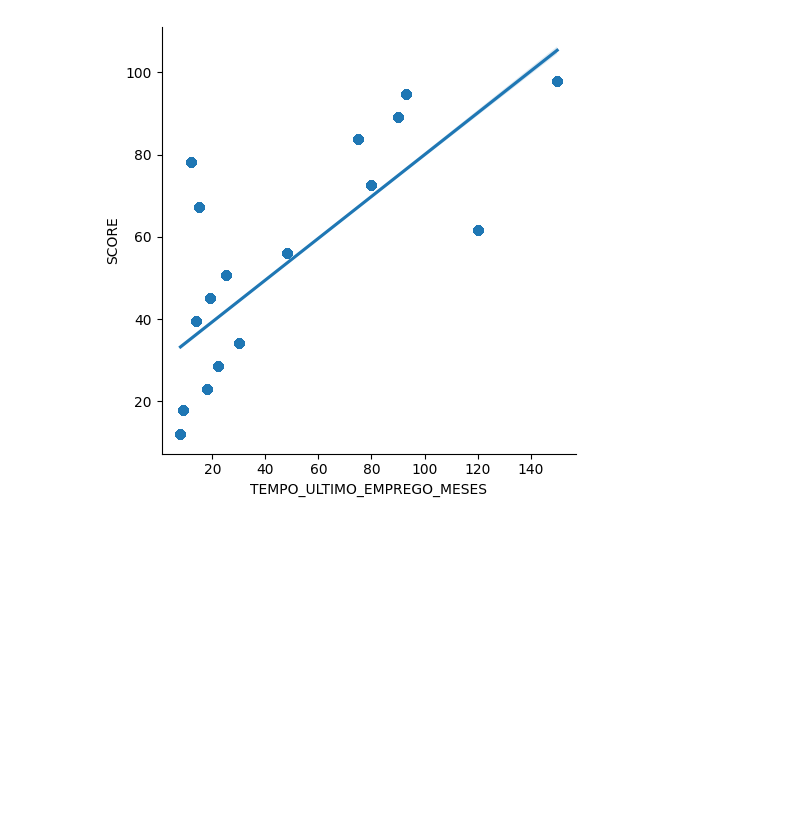
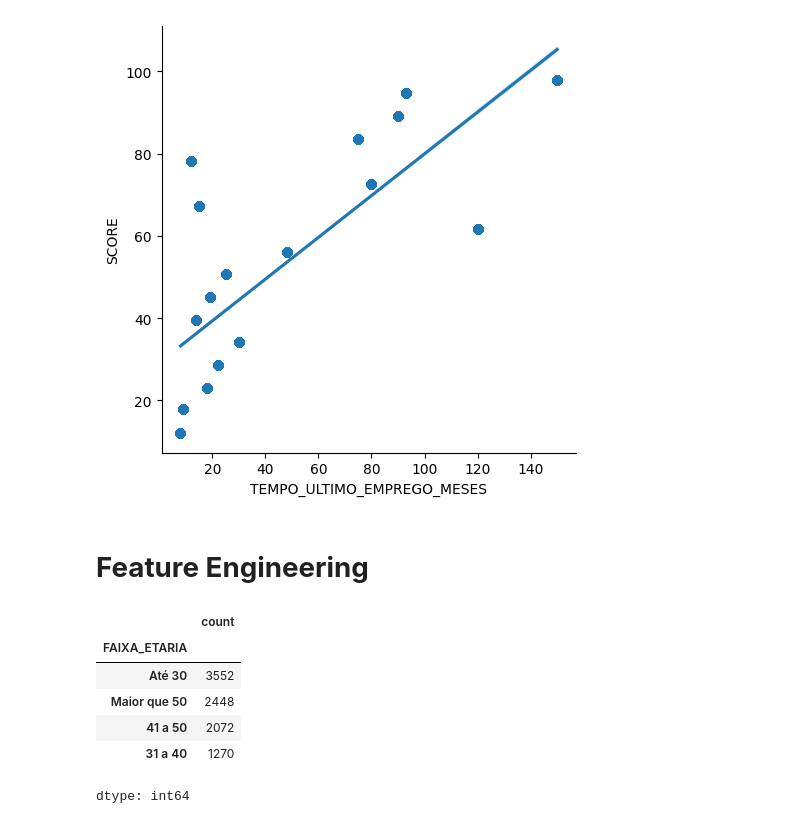
Before and after one commit to PedrolyraC/Credit-Scoring, a Jupyter notebook: credit_scoring_project.ipynb, the cells around one changed output. Cells and saved outputs as stored; diff of their text form; code cells hidden in the pictures; blank space fills up the shorter version.

```diff
--- a/credit_scoring_project.ipynb
+++ b/credit_scoring_project.ipynb
@@ -266,3 +270,19 @@ sns.lmplot(x='TEMPO_ULTIMO_EMPREGO_MESES', y='SCORE', data=df)
 # %% [output]
 <seaborn.axisgrid.FacetGrid at 0x...>
 [figure]
+# %% [markdown]
+# **Feature Engineering**
+# %%
+age_bins = [0, 30, 40, 50, 60]
+age_category = ['Até 30', '31 a 40', '41 a 50', 'Maior que 50']
+
+df['FAIXA_ETARIA'] = pd.cut(df['IDADE'], age_bins, labels=age_category)
+df['FAIXA_ETARIA'].value_counts()
+# %% [output]
+|  | count |
+| FAIXA_ETARIA |  |
+| Até 30 | 3552 |
+| Maior que 50 | 2448 |
+| 41 a 50 | 2072 |
+| 31 a 40 | 1270 |
+dtype: int64
```
Also changed, not shown: parts of 16 cells of this notebook.
